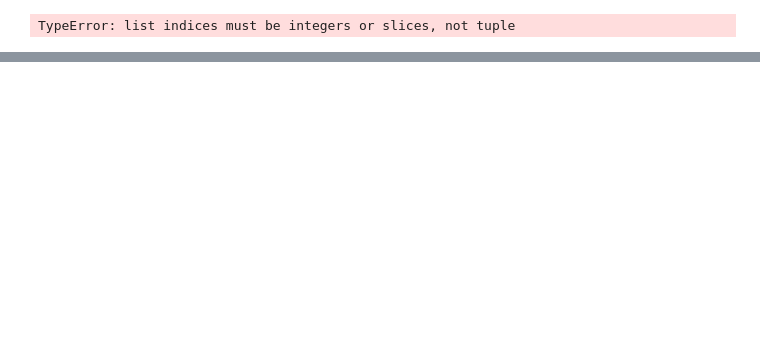
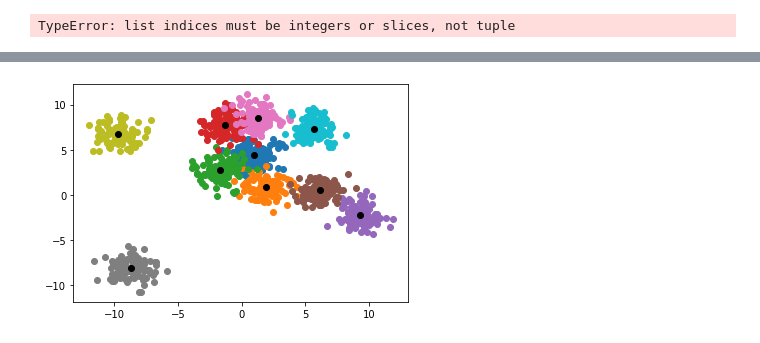
Before and after one commit to ilia10000/LO-Shot, a Jupyter notebook: soft-knn/soft_knn_vis.ipynb, the cells around one changed output, grey strips where cells are left out. Drawn from its saved outputs; the diff is of its cells as text; code cells hidden in the pictures; blank space fills up the shorter version.

```diff
--- a/soft-knn/soft_knn_vis.ipynb
+++ b/soft-knn/soft_knn_vis.ipynb
@@ -1065,10 +1098,12 @@ from sklearn.datasets import fetch_openml
 from sklearn.model_selection import train_test_split
 from sklearn.preprocessing import StandardScaler
 from sklearn.neighbors import NeighborhoodComponentsAnalysis as NCA
-# X, y = fetch_openml('letter', version=1, return_X_y=True)
+X, y = fetch_openml('wine', version=1, return_X_y=True)
 from sklearn.datasets import make_classification
 from sklearn.datasets import make_blobs
-X, y = make_blobs(n_samples =2001, n_features=2, centers=15, random_state=0)
+from sklearn.utils import check_random_state, shuffle as util_shuffle
+
+#X, y = make_blobs(n_samples =2001, n_features=2, centers=15, random_state=0)
 print("Fetched")
 random_state = check_random_state(0)
 not_nan=[~np.any(row) for row in np.isnan(X)]
@@ -1090,12 +1125,12 @@ y=y[n_classes]
 
 X = X.reshape((X.shape[0], -1))
 X_train, X_test, y_train, y_test = train_test_split(
-    X, y, train_size=1000, test_size=1)
+    X, y, train_size=177, test_size=1)
 scaler = StandardScaler()
 # X_train = scaler.fit_transform(X_train)
 # X_test = scaler.transform(X_test)
 print(len(X_train))
-model = PCA(n_components=2, random_state=1)#, max_iter=100)#, perplexity=40)
+model = NCA(n_components=2, random_state=1)#, max_iter=100)#, perplexity=40)
 tsne_data = model.fit_transform(X_train, y_train)
 import numpy as np
 import matplotlib.pyplot as plt
@@ -1158,0 +1227,5 @@ print(penguins)
+# %%
+t=2
+m=7
+for n in range(12):
+    if n/np.gcd(n,m)>np.pi/(m*np.arccos((1/(2*t*(t+1))) + np.cos(np.pi/m))): print(n)
@@ -1158,0 +1264,13 @@ print(penguins)
+# %%
+dat=datasets.make_blobs(n_samples=1000, centers=10, random_state=0)
+centroids=[]
+for i in range(10):
+    temp=dat[0][dat[1]==i]
+    x=[t[0] for t in temp]
+    y=[t[1] for t in temp]
+    centroid=np.array([np.mean(x),np.mean(y)])
+    centroids.append(centroid)
+    plt.scatter(x,y)
+    plt.scatter(np.mean(x),np.mean(y),c="black")
+# %% [output]
+[figure, added]
```
Also changed, not shown: parts of 11 cells of this notebook, 1 other file.
